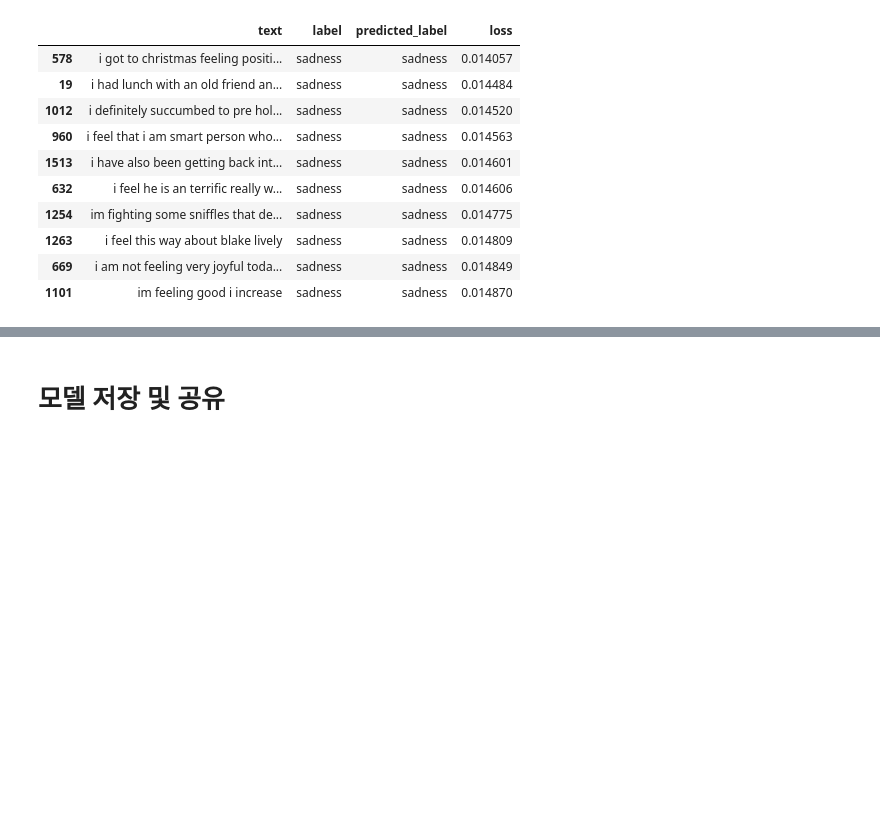
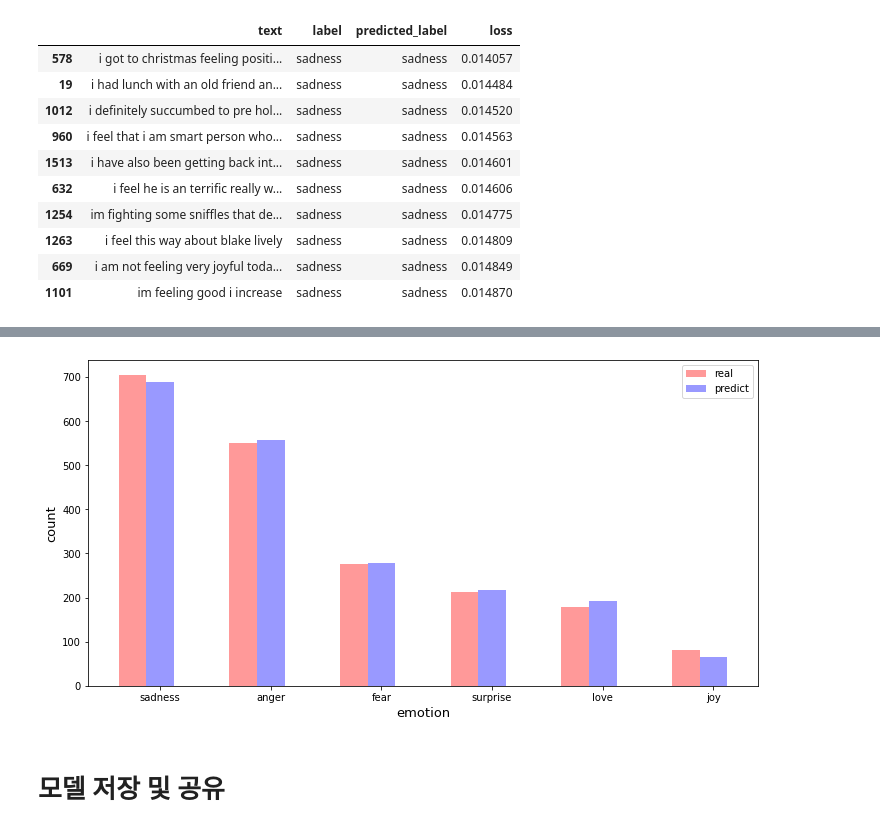
Before and after one commit to hr1588/NLP, a Jupyter notebook: nlp_ch2.ipynb, the cells around one changed output, grey strips where cells are left out. Cells and saved outputs as stored; diff of their text form; code cells hidden in the pictures; blank space fills up the shorter version.

```diff
--- a/nlp_ch2.ipynb
+++ b/nlp_ch2.ipynb
@@ -591,0 +565,12 @@ Dataset({
+# %%
+a = dict(df_val['label'].value_counts())
+b = dict(df_val['predicted_label'].value_counts())
+# %%
+from itertools import chain
+from collections import defaultdict
+
+c = defaultdict(list)
+for k,v in chain(a.items(), b.items()):
+    c[k].append(v)
+
+print(c)
@@ -591,0 +579,4 @@ Dataset({
+# %%
+df_f = pd.DataFrame(c)
+df_f = df_f.T
+df_f
@@ -591,0 +591,3 @@ Dataset({
+# %%
+df_f = df_f.rename(columns = {0:'real', 1: 'predict'})
+df_f
@@ -592,3 +602,26 @@ Dataset({
+# %%
+import matplotlib.pyplot as plt
+import numpy as np
+
+fig, ax = plt.subplots(figsize=(12,6))
+bar_width = 0.25
+
+# label의 개수만큼 위치 설정
+index = np.arange(6)
+
+b1 = plt.bar(index, df_f['real'], bar_width, alpha=0.4, color='red', label='real')
+b2 = plt.bar(index + bar_width, df_f['predict'], bar_width, alpha=0.4, color='blue', label='predict')
+
+# x축 위치를 정 가운데로 조정하고 x축의 텍스트를 index 정보와 매칭
+plt.xticks(np.arange(bar_width, 6 + bar_width, 1), df_f.index)
+
+# x축, y축 이름 및 범례 설정
+plt.xlabel('emotion', size = 13)
+plt.ylabel('count', size = 13)
+plt.legend()
+plt.show()
+# %% [output]
+[figure, added]
 # %% [markdown]
 # 모델 저장 및 공유
 # %%
```
Also changed, not shown: parts of 10 cells of this notebook.
